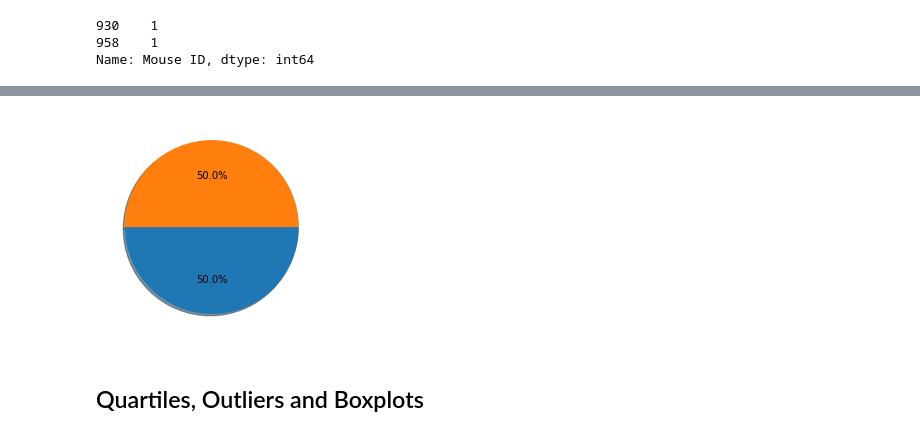
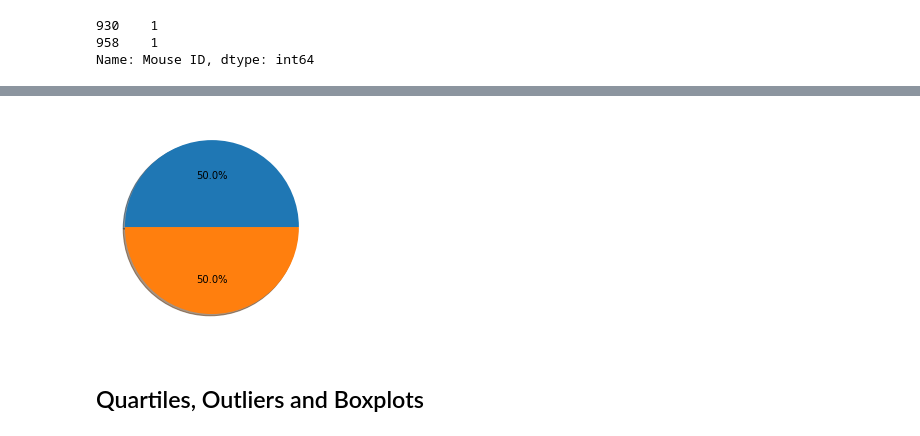
Before and after one commit to pasco27/matplotlib_homework, a Jupyter notebook: pymaceuticals_pascarella1.ipynb, the cells around one changed output, grey strips where cells are left out. Drawn from its saved outputs; the diff is of its cells as text; code cells hidden in the pictures.

```diff
--- a/pymaceuticals_pascarella1.ipynb
+++ b/pymaceuticals_pascarella1.ipynb
@@ -251,9 +260,10 @@ Name: Mouse ID, dtype: int64
 # %%
 # Generate a pie plot showing the distribution of female versus male mice using pyplot
-plt.pie(male_female_count, autopct="%1.1f%%", shadow=True, startangle=180)
+
+plt.pie(male_female_count, autopct="%1.1f%%", shadow=True, startangle=0)
 plt.show()
 # %% [output]
-[figure, old version]
+[figure, new version]
 # %% [markdown]
 ## Quartiles, Outliers and Boxplots
 # %%
```
Also changed, not shown: parts of 4 cells of this notebook.
